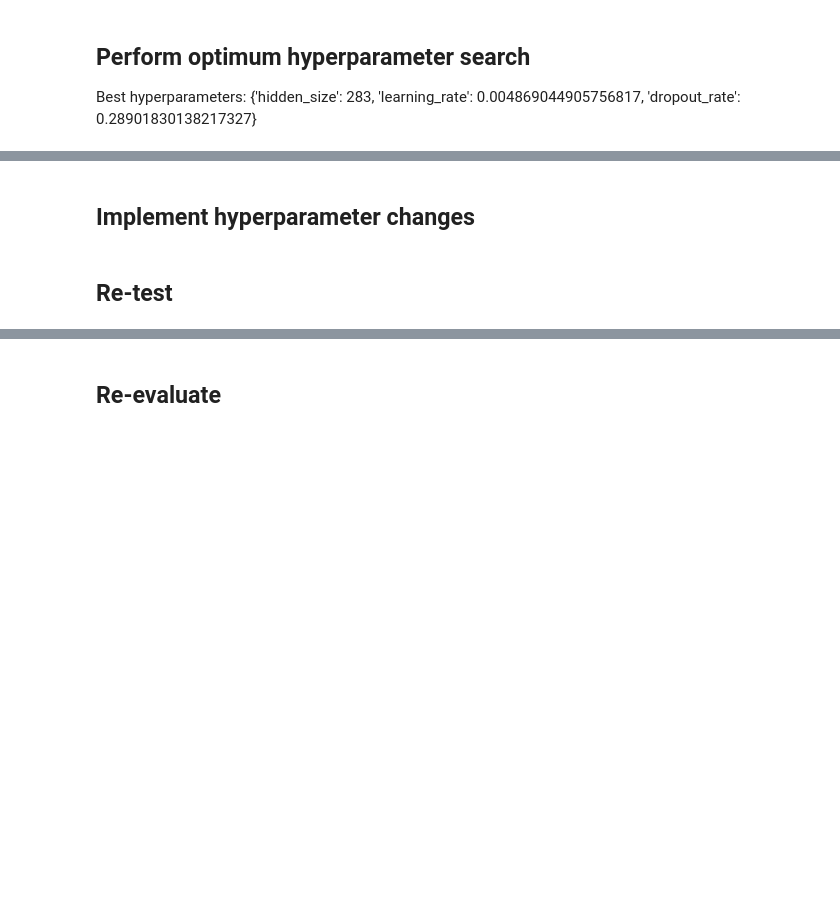
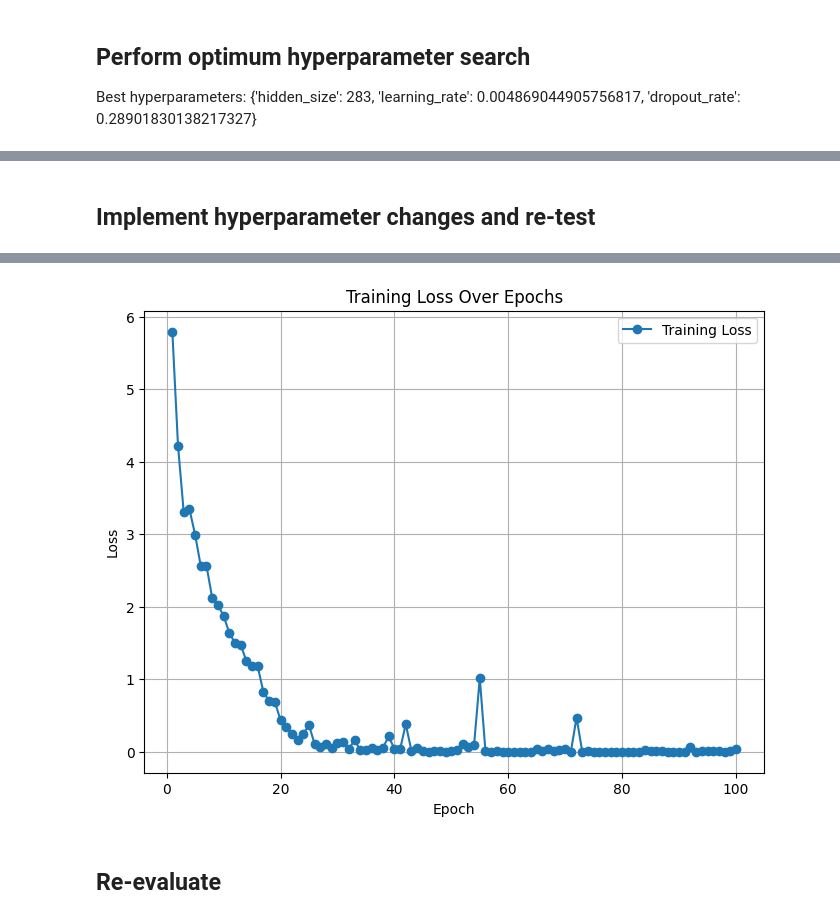
Before and after one commit to spanersoraferty/math-problem-assistant, a Jupyter notebook: math_problem_assistant_seq2seq_model.ipynb, the cells around one changed output, grey strips where cells are left out. Saved outputs shown, nothing was run; the diff lists cells and outputs as text; code cells hidden in the pictures; blank space fills up the shorter version.

```diff
--- a/math_problem_assistant_seq2seq_model.ipynb
+++ b/math_problem_assistant_seq2seq_model.ipynb
@@ -584,3 +693,19 @@ average_distance = evaluate_with_edit_distance(
+# %%
+class Encoder(nn.Module):
+    def __init__(self, input_size, hidden_size, dropout=0.1, max_seq_len=100):
+        super(Encoder, self).__init__()
+        self.hidden_size = hidden_size
+        self.embedding = nn.Embedding(input_size, hidden_size)
+        self.positional_encodings = nn.Embedding(max_seq_len, hidden_size)  # Positional encodings
+        self.lstm = nn.LSTM(hidden_size, hidden_size, batch_first=True)
+        self.dropout = nn.Dropout(dropout)
+
+    def forward(self, input_seq):
+        positions = torch.arange(0, input_seq.size(1), device=input_seq.device).unsqueeze(0)
+        positional_enc = self.positional_encodings(positions)
+        embedded = self.dropout(self.embedding(input_seq) + positional_enc)  # Add positional encodings
+        outputs, (hidden, cell) = self.lstm(embedded)
+        return outputs, (hidden, cell)
 # %% [markdown]
 ## Tune hyperparameters
 # %%
@@ -638,4 +763,9 @@ study = optuna.create_study(direction="minimize")  # Minimize loss
 study.optimize(objective, n_trials=30)  # Run 30 optimization trials
 
 # Print best hyperparameter combination
-print("Best hyperparameters:", study.best_params)
+best_params = study.best_params
+print("Best hyperparameters:", best_params)
+
+best_hidden_size = best_params["hidden_size"]
+best_learning_rate = best_params["learning_rate"]
+best_dropout_rate = best_params["dropout_rate"]
@@ -642,4 +791,20 @@ print("Best hyperparameters:", study.best_params)
 # %% [markdown]
-## Implement hyperparameter changes
+## Implement hyperparameter changes and re-test
-# %% [markdown]
-## Re-test
+# %%
+device = torch.device("cuda" if torch.cuda.is_available() else "cpu")
+
+input_size = len(word_to_index)  # Vocabulary size
+output_size = len(word_to_index)
+hidden_size = best_hidden_size  # Use best hidden size from tuning
+dropout_rate = best_dropout_rate # Use best dropout rate from tuning
+
+encoder = Encoder(input_size, hidden_size, dropout_rate).to(device)
+decoder = Decoder(output_size, hidden_size, dropout_rate).to(device)
+
+criterion = nn.CrossEntropyLoss(ignore_index=word_to_index[PADDING_SEQUENCE]) # Ignore padding tokens
+encoder_optimizer = optim.Adam(encoder.parameters(), lr=best_learning_rate)
+decoder_optimizer = optim.Adam(decoder.parameters(), lr=best_learning_rate)
+
+num_epochs = 100  # Define the number of epochs
+train(num_epochs, "addition_only_math_problem_encoder", "addition_only_math_problem_decoder")
+# %% [output]
@@ -646,2 +828,3 @@ print("Best hyperparameters:", study.best_params)
+[figure, added]
 # %% [markdown]
 ## Re-evaluate
```
Also changed, not shown: parts of 17 cells of this notebook, 7 other files.
